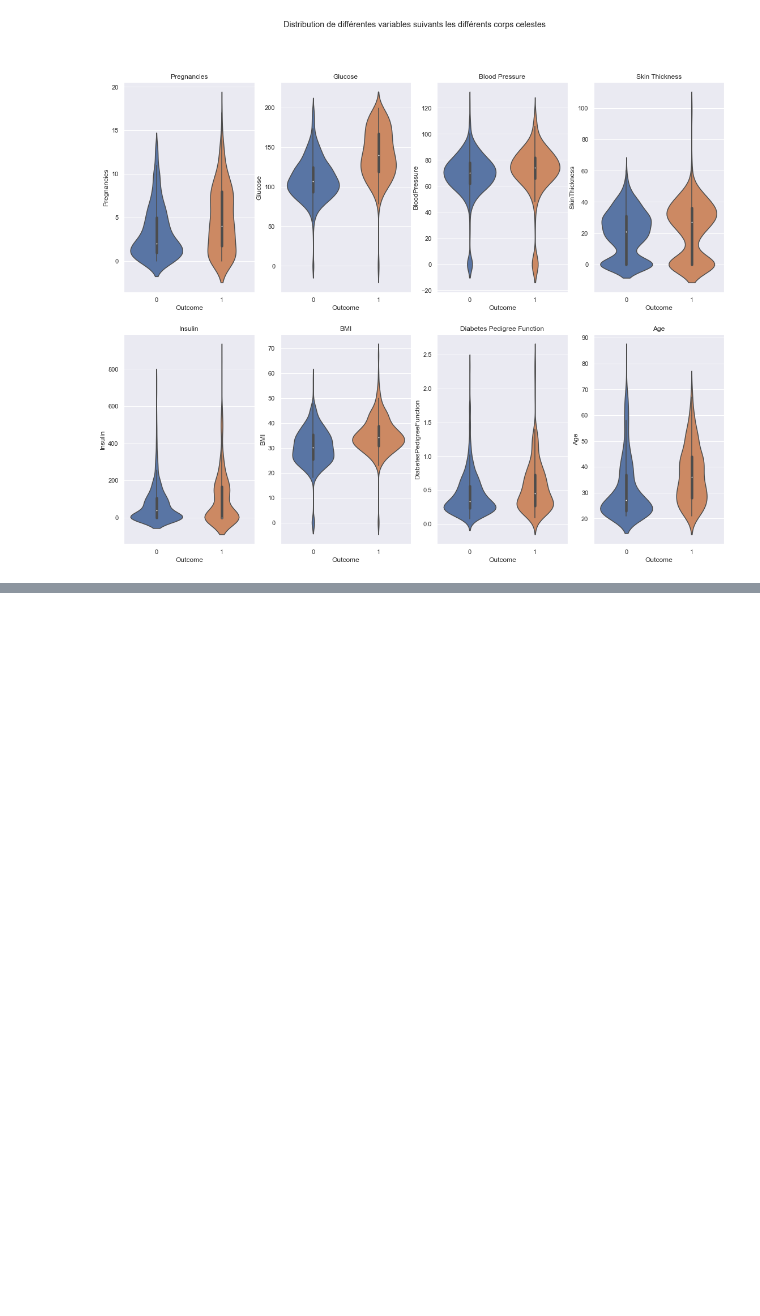
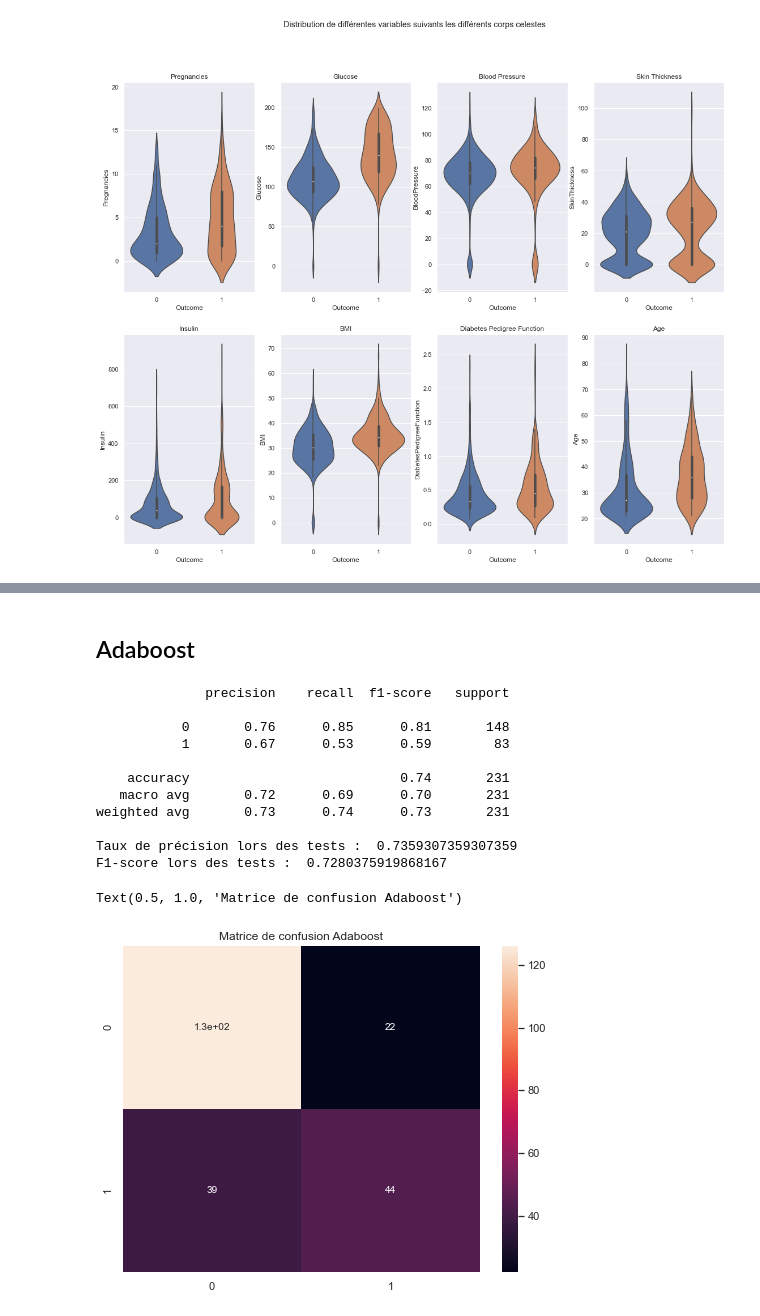
Before and after one commit to MohamedNennouche/pima-diabetes, a Jupyter notebook: pima-notebook.ipynb, the cells around one changed output, grey strips where cells are left out. Cells and saved outputs as stored; diff of their text form; code cells hidden in the pictures; blank space fills up the shorter version.

```diff
--- a/pima-notebook.ipynb
+++ b/pima-notebook.ipynb
@@ -126,0 +191,25 @@ Text(0.5, 1.0, 'Age')
+# %% [markdown]
+## Adaboost
+# %%
+ada = AdaBoostClassifier(base_estimator=None, n_estimators=350, learning_rate=0.15, algorithm='SAMME.R', random_state=0).fit(fv_train,etiq_train)
+yada = ada.predict(fv_test)
+print(metrics.classification_report(etiq_test,yada))
+print("Taux de précision lors des tests : ",metrics.accuracy_score(etiq_test, yada))
+print("F1-score lors des tests : ",metrics.f1_score(etiq_test, yada, average='weighted'))
+plt.figure(figsize=(8,6))
+sns.heatmap(metrics.confusion_matrix(etiq_test, yada), annot=True, annot_kws={"size": 10})
+plt.title("Matrice de confusion Adaboost")
+# %% [output]
+              precision    recall  f1-score   support
+
+           0       0.76      0.85      0.81       148
+           1       0.67      0.53      0.59        83
+
+    accuracy                           0.74       231
+   macro avg       0.72      0.69      0.70       231
+weighted avg       0.73      0.74      0.73       231
+
+Taux de précision lors des tests :  0.7359307359307359
+F1-score lors des tests :  0.7280375919868167
+Text(0.5, 1.0, 'Matrice de confusion Adaboost')
+[figure, added]
```
Also changed, not shown: parts of 28 cells of this notebook.
